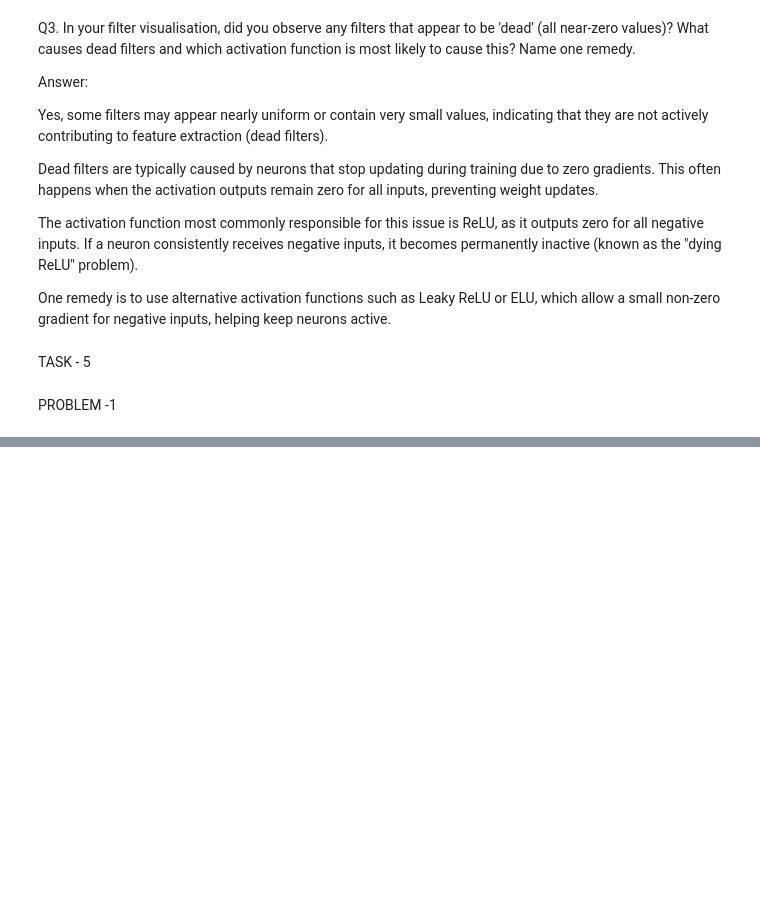
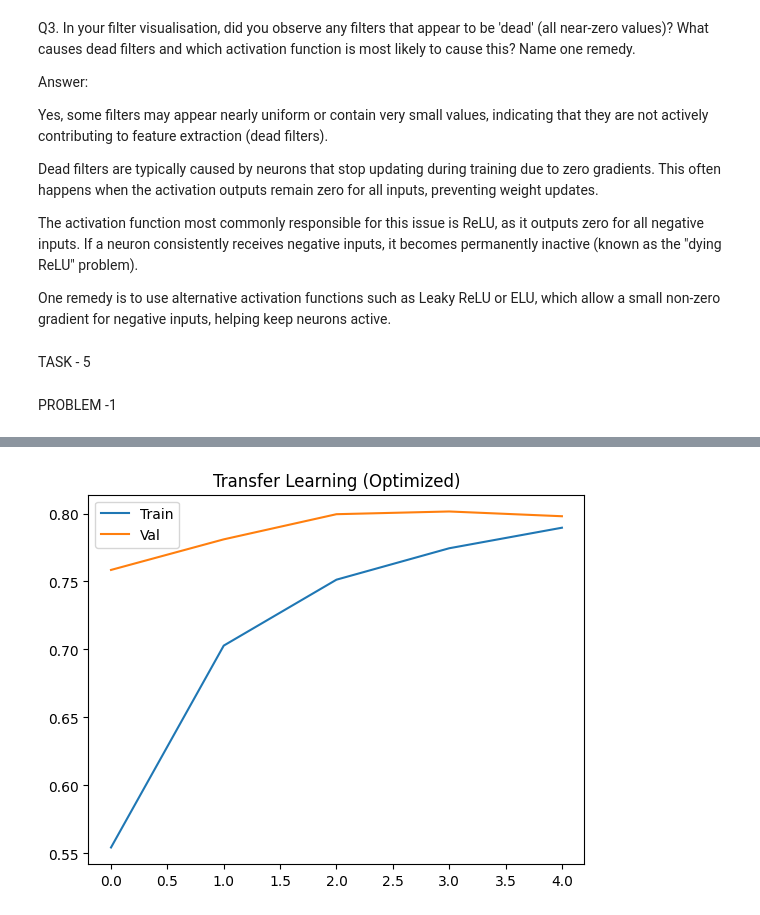
Before and after one commit to Ramnexus21/backend_1, a Jupyter notebook: CNN_lab.ipynb, the cells around one changed output, grey strips where cells are left out. Drawn from its saved outputs; the diff is of its cells as text; code cells hidden in the pictures; blank space fills up the shorter version.

```diff
--- a/CNN_lab.ipynb
+++ b/CNN_lab.ipynb
@@ -2029,3 +2029,93 @@ which allow a small non-zero gradient for negative inputs, helping keep neurons
 TASK - 5
 # %% [markdown]
 PROBLEM -1
+# %%
+import tensorflow as tf
+import numpy as np
+import matplotlib.pyplot as plt
+
+# -------------------------------
+# Load CIFAR-10 (REDUCE DATA)
+# -------------------------------
+(x_train, y_train), (x_test, y_test) = tf.keras.datasets.cifar10.load_data()
+
+# 🔥 USE SMALL SUBSET (IMPORTANT)
+x_train = x_train[:20000]
+y_train = y_train[:20000]
+
+x_test = x_test[:5000]
+y_test = y_test[:5000]
+
+# Resize (lighter than 224)
+x_train = tf.image.resize(x_train, (96,96))
+x_test = tf.image.resize(x_test, (96,96))
+
+# Preprocess
+from tensorflow.keras.applications.vgg16 import preprocess_input
+x_train = preprocess_input(x_train)
+x_test = preprocess_input(x_test)
+
+# One-hot
+y_train = tf.keras.utils.to_categorical(y_train, 10)
+y_test = tf.keras.utils.to_categorical(y_test, 10)
+
+# -------------------------------
+# Load VGG16 (Frozen)
+# -------------------------------
+base_model = tf.keras.applications.VGG16(
+    weights='imagenet',
+    include_top=False,
+    input_shape=(96,96,3)
+)
+
+base_model.trainable = False  # freeze all
+
+# -------------------------------
+# Custom Head
+# -------------------------------
+x = base_model.output
+x = tf.keras.layers.GlobalAveragePooling2D()(x)
+x = tf.keras.layers.Dense(128, activation='relu')(x)  # smaller
+x = tf.keras.layers.Dropout(0.5)(x)
+output = tf.keras.layers.Dense(10, activation='softmax')(x)
+
+model = tf.keras.models.Model(inputs=base_model.input, outputs=output)
+
+# -------------------------------
+# Params count
+# -------------------------------
+trainable = np.sum([np.prod(v.shape) for v in model.trainable_weights])
+frozen = np.sum([np.prod(v.shape) for v in model.non_trainable_weights])
+
+print("Trainable params:", trainable)
+print("Frozen params:", frozen)
+
+# -------------------------------
+# Compile
+# -------------------------------
+model.compile(
+    optimizer=tf.keras.optimizers.Adam(0.001),
+    loss='categorical_crossentropy',
+    metrics=['accuracy']
+)
+
+# -------------------------------
+# Train (FAST)
+# -------------------------------
+history = model.fit(
+    x_train, y_train,
+    epochs=5,          # 🔥 reduce epochs
+    batch_size=32,     # 🔥 smaller batch
+    validation_split=0.1
+)
+
+# -------------------------------
+# Plot
+# -------------------------------
+plt.plot(history.history['accuracy'], label='Train')
+plt.plot(history.history['val_accuracy'], label='Val')
+plt.legend()
+plt.title("Transfer Learning (Optimized)")
+plt.savefig("tl_frozen.png")
+plt.show()
+# %% [output]
@@ -2031,0 +2136 @@ PROBLEM -1
+[figure, added]
```
Also changed, not shown: parts of 3 cells of this notebook.
